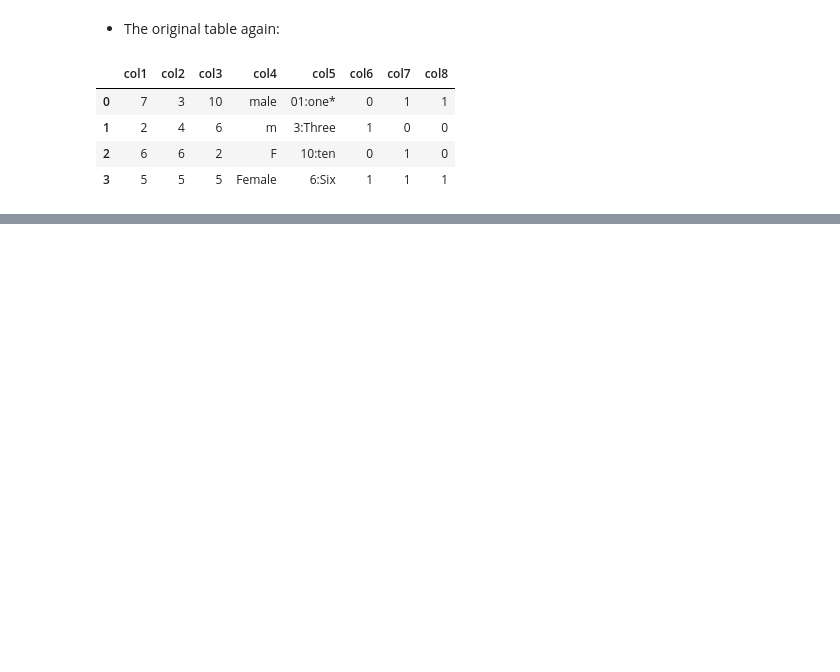
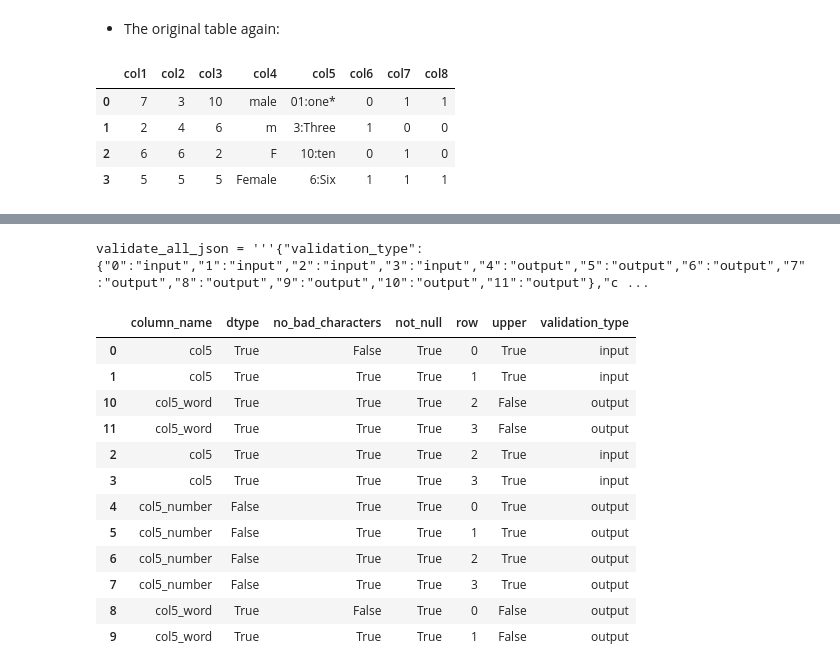
Before and after one commit to xguse/table_enforcer, a Jupyter notebook: docs/demo_notebook/Usage_Demo.ipynb, the cells around one changed output, grey strips where cells are left out. Saved outputs shown, nothing was run; the diff lists cells and outputs as text; code cells hidden in the pictures; blank space fills up the shorter version.

```diff
--- a/docs/demo_notebook/Usage_Demo.ipynb
+++ b/docs/demo_notebook/Usage_Demo.ipynb
@@ -818,0 +896,22 @@ df
+# %%
+validate_all = col5_split.validate(df).reset_index()
+validate_all
+validate_all_json = validate_all.to_json()
+
+print(f"validate_all_json = '''{validate_all_json}'''")
+pd.read_json(validate_all_json)
+# %% [output]
+validate_all_json = '''{"validation_type":{"0":"input","1":"input","2":"input","3":"input","4":"output","5":"output","6":"output","7":"output","8":"output","9":"output","10":"output","11":"output"},"c ...
+|  | column_name | dtype | no_bad_characters | not_null | row | upper | validation_type |
+| 0 | col5 | True | False | True | 0 | True | input |
+| 1 | col5 | True | True | True | 1 | True | input |
+| 10 | col5_word | True | True | True | 2 | False | output |
+| 11 | col5_word | True | True | True | 3 | False | output |
+| 2 | col5 | True | True | True | 2 | True | input |
+| 3 | col5 | True | True | True | 3 | True | input |
+| 4 | col5_number | False | True | True | 0 | True | output |
+| 5 | col5_number | False | True | True | 1 | True | output |
+| 6 | col5_number | False | True | True | 2 | True | output |
+| 7 | col5_number | False | True | True | 3 | True | output |
+| 8 | col5_word | True | False | True | 0 | False | output |
+| 9 | col5_word | True | True | True | 1 | False | output |
```
Also changed, not shown: parts of 28 cells of this notebook, 1 other file.
